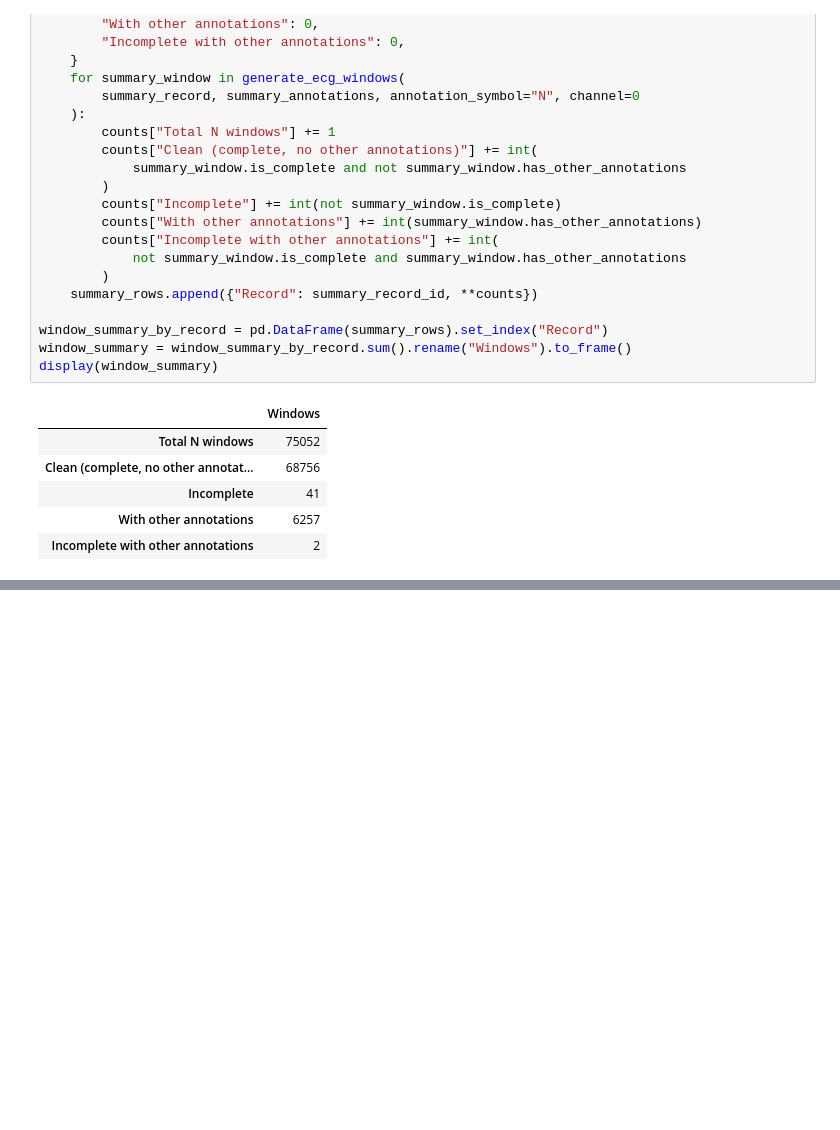
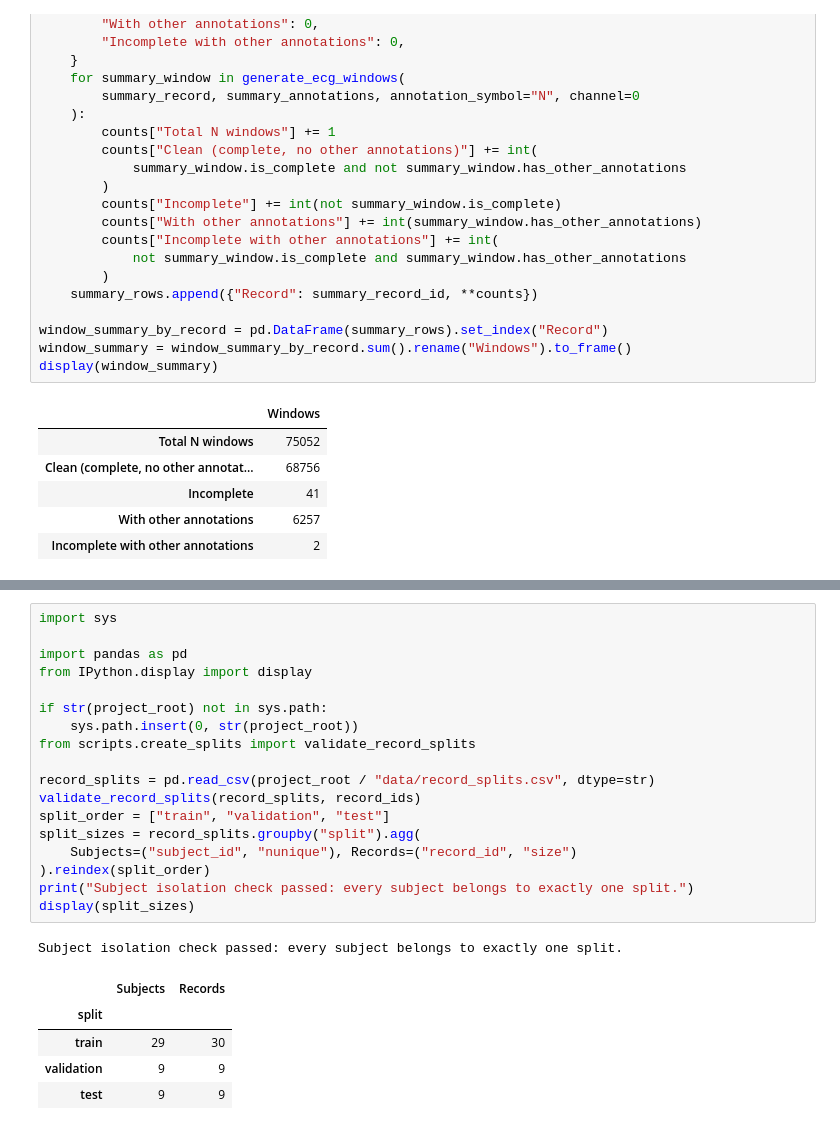
Before and after one commit to gabrielbozek/ecg-anomaly, a Jupyter notebook: notebooks/EDA.ipynb, the cells around one changed output, grey strips where cells are left out. Drawn from its saved outputs; the diff is of its cells as text; blank space fills up the shorter version.

```diff
--- a/notebooks/EDA.ipynb
+++ b/notebooks/EDA.ipynb
@@ -551,0 +560,25 @@ display(window_summary)
+# %%
+import sys
+
+import pandas as pd
+from IPython.display import display
+
+if str(project_root) not in sys.path:
+    sys.path.insert(0, str(project_root))
+from scripts.create_splits import validate_record_splits
+
+record_splits = pd.read_csv(project_root / "data/record_splits.csv", dtype=str)
+validate_record_splits(record_splits, record_ids)
+split_order = ["train", "validation", "test"]
+split_sizes = record_splits.groupby("split").agg(
+    Subjects=("subject_id", "nunique"), Records=("record_id", "size")
+).reindex(split_order)
+print("Subject isolation check passed: every subject belongs to exactly one split.")
+display(split_sizes)
+# %% [output]
+Subject isolation check passed: every subject belongs to exactly one split.
+|  | Subjects | Records |
+| split |  |  |
+| train | 29 | 30 |
+| validation | 9 | 9 |
+| test | 9 | 9 |
```
Also changed, not shown: parts of 3 cells of this notebook, 3 other files.
